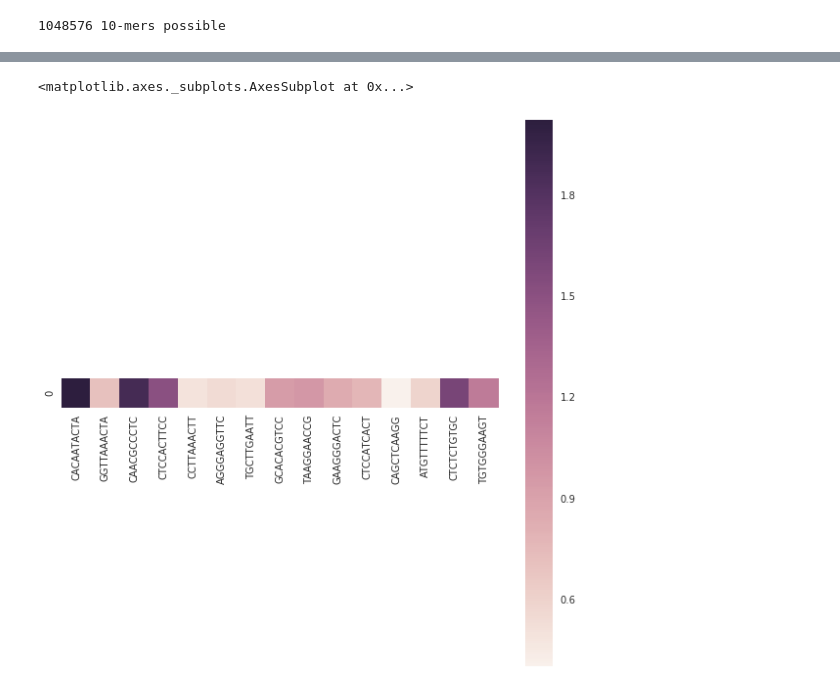
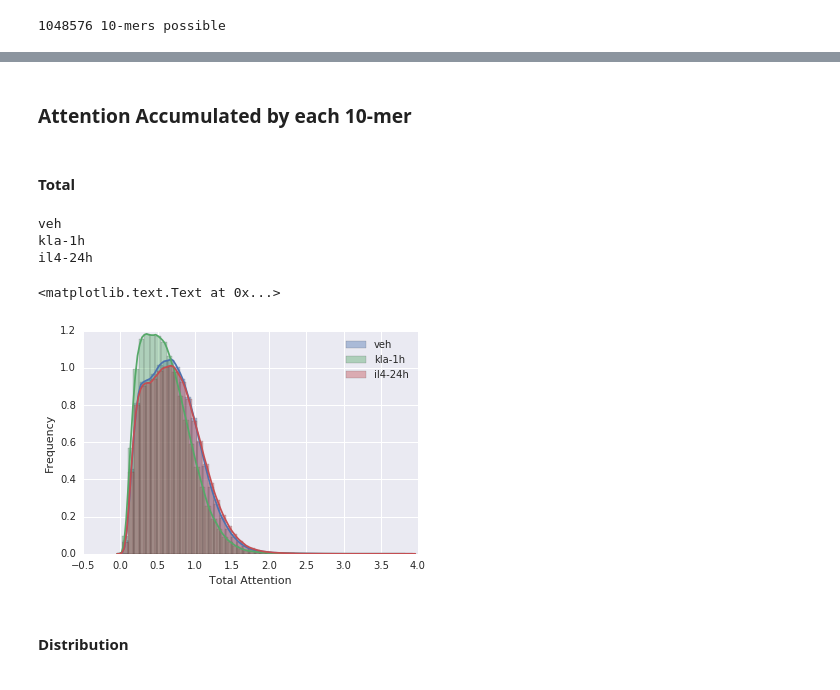
Before and after one commit to jenhantao/genomic_grammar, a Jupyter notebook: Attention Only Classification Analysis.ipynb, the cells around one changed output, grey strips where cells are left out. Drawn from its saved outputs; the diff is of its cells as text; code cells hidden in the pictures.

```diff
--- a/Attention Only Classification Analysis.ipynb
+++ b/Attention Only Classification Analysis.ipynb
@@ -722,15 +809,13 @@ print(4**10, '10-mers possible')
 kmer_size = 10
 sequence_size = 200
 
-for ps in ['c57bl6_kla-1h_peaks.fasta', 'c57bl6_veh_peaks.fasta', 'c57bl6_il4-24h_peaks.fasta']:
+for treatment in treatment_fasta_dict:
     kmer_set = set()
-    treatment = ps.split('_')[1]
     print('***',treatment, '***')
-    positive_seqRecords = list(SeqIO.parse(working_directory + '/peak_sequences/' + ps, 'fasta'))
 
-    fasta_seq = [str(x.seq[:sequence_size]) for x in positive_seqRecords]
+    fasta_seq = treatment_fasta_dict[treatment]
     for seq in fasta_seq:
-        for i in range(0,sequence_size,kmer_size):
+        for i in range(0,sequence_size-kmer_size):
             kmer = seq[i:i+kmer_size]
             kmer_set.add(kmer)
     print(len(kmer_set), '10-mers observed')
@@ -744,5 +828,0 @@ for ps in ['c57bl6_kla-1h_peaks.fasta', 'c57bl6_veh_peaks.fasta', 'c57bl6_il4-24
-# %%
-chunks = []
-for i in range(0,len(attended_sequence),10):
-#     print(i, i+5, attended_sequence[i:i+5])
-    chunks.append(attended_sequence[i:i+10])
@@ -767,10 +829,44 @@ summed_attention = summed_attention.reshape((len(summed_attention),1))
-# %%
-plt.figure(figsize = (10,10))
-
-
-sns.heatmap(summed_attention.T,
-            square = True,
-            xticklabels=chunks)
-# %% [output]
-<matplotlib.axes._subplots.AxesSubplot at 0x...>
-[figure, removed]
+# %% [markdown]
+### Attention Accumulated by each 10-mer
+# %% [markdown]
+#### Total
+# %%
+kmer_size = 10
+sequence_size = 200
+count_list = []
+treatment_list = []
+threshold_list = []
+normalized_count_list = []
+treatment_totalAttention_dict = {}
+for treatment in treatment_attention_dict:
+    kmer_totalAttention_dict = {}
+    treatment_attention = treatment_attention_dict[treatment]
+    flattened_attention = np.array([x.sum(axis=1) for x in treatment_attention])
+    treatment_fasta = treatment_fasta_dict[treatment]
+    for fam, seq in zip(flattened_attention, treatment_fasta):
+        for i in range(0,sequence_size,kmer_size):
+            for j in range(kmer_size):
+#                 print(i+j, i+j+kmer_size)
+#                 print(len(subseq))
+                subseq = seq[i+j: i+j+kmer_size]
+                if not subseq in kmer_totalAttention_dict:
+                    kmer_totalAttention_dict[subseq] = fam[int(i/kmer_size)]
+                else:
+                    kmer_totalAttention_dict[subseq] += fam[int(i/kmer_size)]
+    treatment_totalAttention_dict[treatment] = kmer_totalAttention_dict
+# %%
+for treatment in treatment_kmerAttention_dict:
+    print(treatment)
+    totalAttention = np.array(list(treatment_kmerAttention_dict[treatment].values()))
+    sns.distplot(np.log10(totalAttention+1), label = treatment)
+plt.legend()
+plt.xlabel('Total Attention')
+plt.ylabel('Frequency')
+# %% [output]
+veh
+kla-1h
+il4-24h
+<matplotlib.text.Text at 0x...>
+[figure, added]
+# %% [markdown]
+#### Distribution
```
Also changed, not shown: parts of 30 cells of this notebook.
